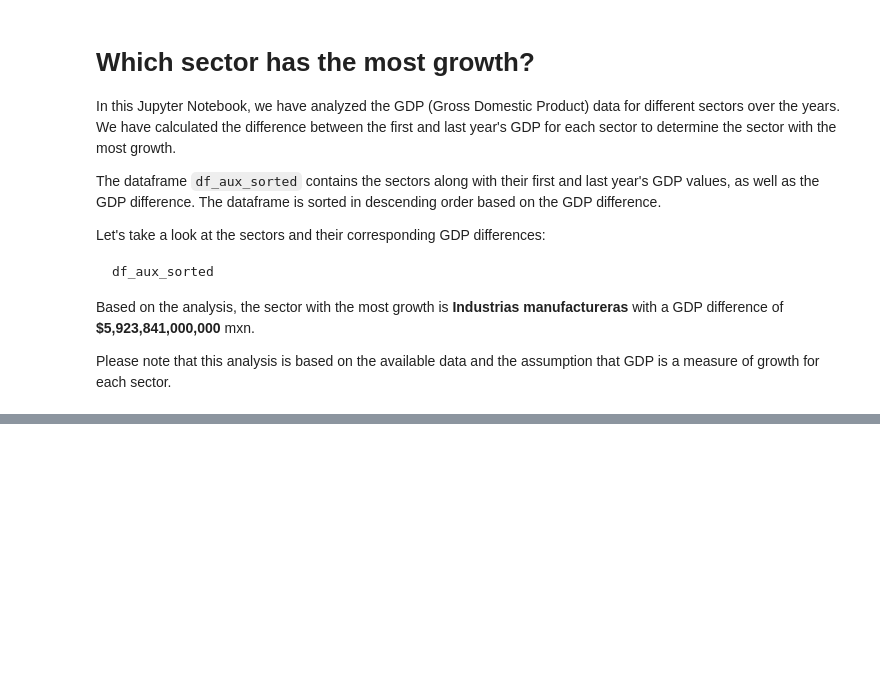
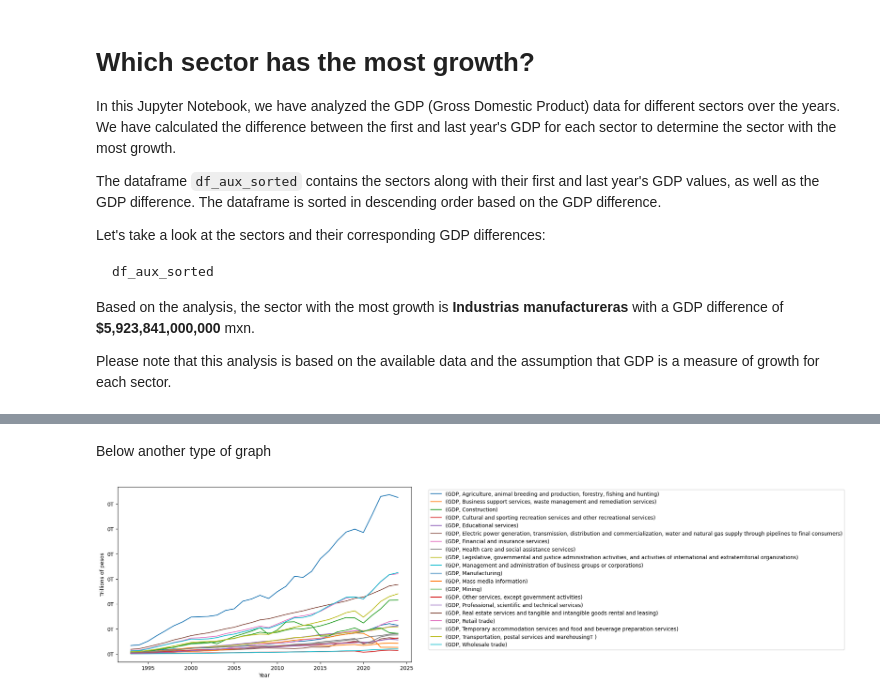
Before and after one commit to davidgirma/project1-team2, a Jupyter notebook: rgd notebook.ipynb, the cells around one changed output, grey strips where cells are left out. Drawn from its saved outputs; the diff is of its cells as text; code cells hidden in the pictures; blank space fills up the shorter version.

```diff
--- a/rgd notebook.ipynb
+++ b/rgd notebook.ipynb
@@ -60,0 +58,30 @@ The sector with the most growth is Industrias manufactureras with a growth of $5
+# %% [markdown]
+Below another type of graph
+# %%
+# Read CSV file
+rawdata = pd.read_csv('datasources/yearly_gdp.csv')
+
+dict1 = {
+    'Sector': rawdata['Sector'],
+    'Year': rawdata['Year'],
+    'GDP': rawdata['GDP']
+}
+
+df = pd.DataFrame(dict1)
+
+
+
+df = df.set_index(['Year', 'Sector']).unstack()
+
+ax = df.plot(linestyle='-', figsize=(10, 6))
+# Customize y-axis labels to show values in trillions
+formatter = plt.FuncFormatter(lambda x, _: f'{x / 1e12:.0f}T')
+ax.yaxis.set_major_formatter(formatter)
+
+# Adding labels and legend
+plt.ylabel('Trillions of pesos')
+plt.legend(bbox_to_anchor=(1.05, 1), loc='upper left')
+plt.show()
+df.head()
+# %% [output]
+[figure, added]
```
Also changed, not shown: parts of 3 cells of this notebook, 1 other file.
